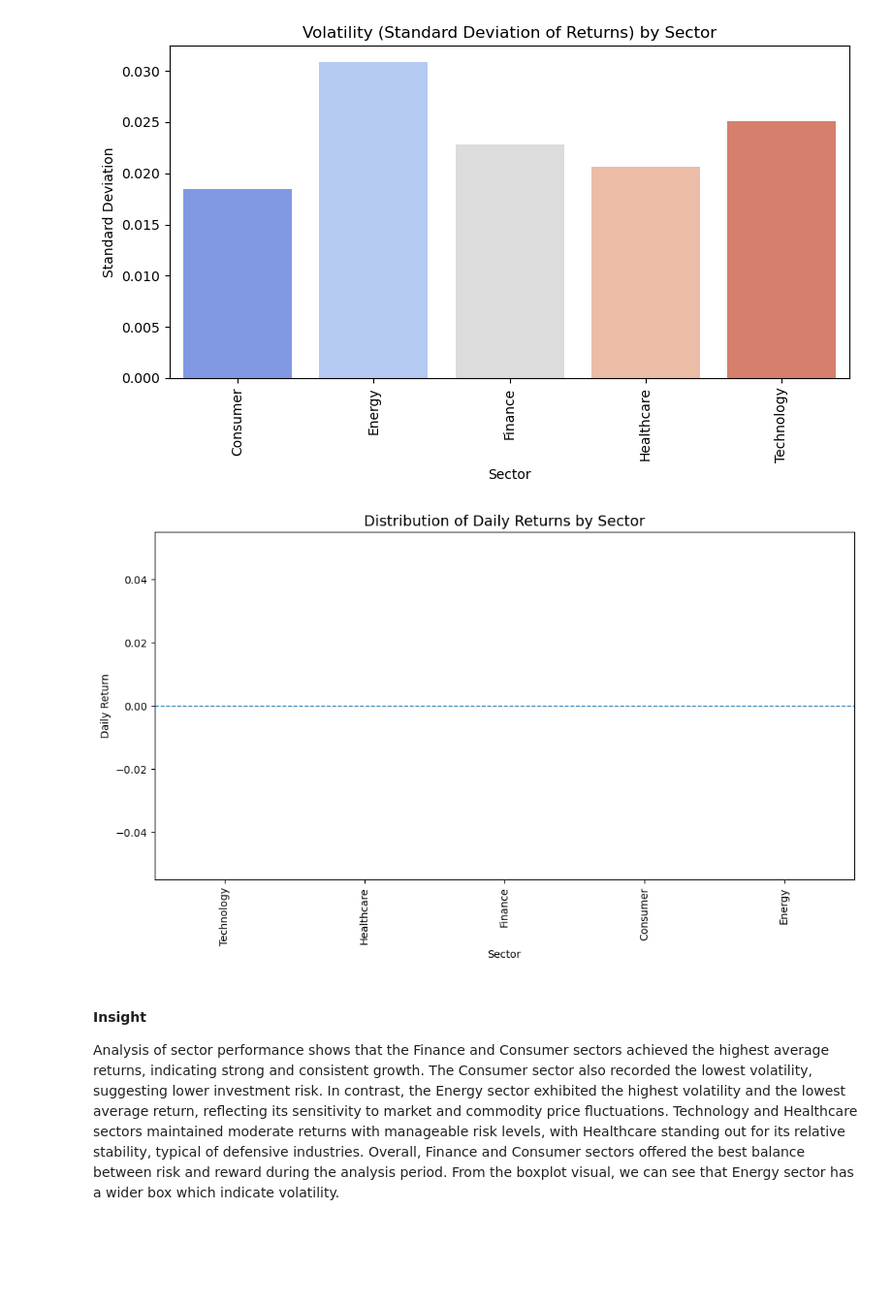
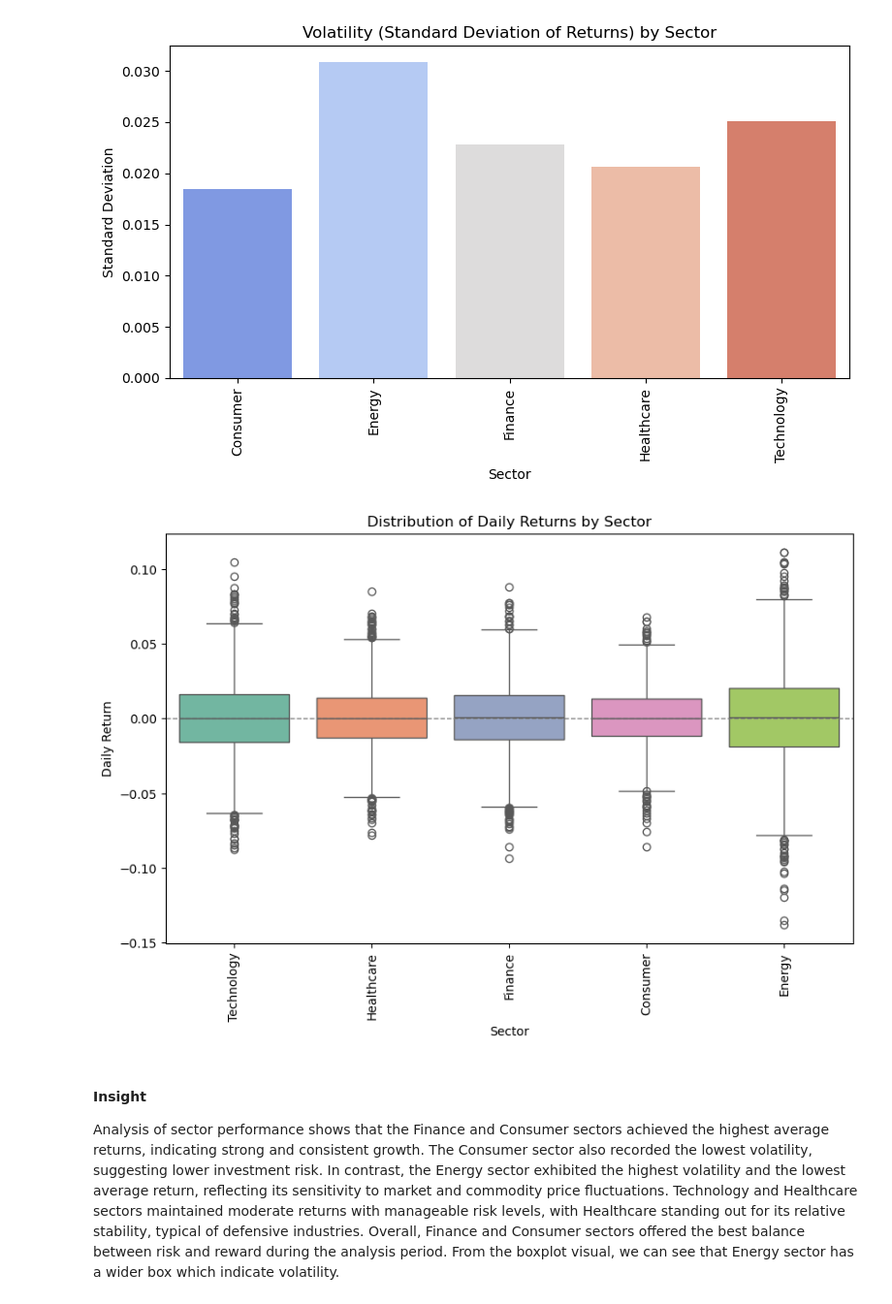
Before and after one commit to Philiaagam/Stock-analysis, a Jupyter notebook: notebooks/03_baseline_model.ipynb, the cells around one changed output. Shown at 97% size. Drawn from its saved outputs; the diff is of its cells as text; code cells hidden in the pictures; blank space fills up the shorter version.

```diff
--- a/notebooks/03_baseline_model.ipynb
+++ b/notebooks/03_baseline_model.ipynb
@@ -12,9 +3,9 @@ from sklearn.model_selection import train_test_split
 # %%
 # Load all 4 datasets
-company_info = pd.read_csv("../data/company_info.csv")
-market_indices = pd.read_csv("../data/market_indices.csv")
-stock_prices = pd.read_csv("../data/stock_prices.csv")
-stock_prices_indicators = pd.read_csv("../data/stock_prices_with_indicators.csv")
+company_info = pd.read_csv("../data/raw/company_info.csv")
+market_indices = pd.read_csv("../data/raw/market_indices.csv")
+stock_prices = pd.read_csv("../data/raw/stock_prices.csv")
+stock_prices_indicators = pd.read_csv("../data/raw/stock_prices_with_indicators.csv")
 print (" All CSVc loaded successfully (if no errors shown).")
 # %% [output]
  All CSVc loaded successfully (if no errors shown).
@@ -533,16 +539,16 @@ plt.show()
 # %%
 #Calculate basic statistics: mean, median, std dev of returns
 # Ensure the data is sorted
-stock_prices_indicators_aligned = stock_prices_indicators_aligned.sort_values(['ticker', 'date'])
+stock_prices_indicators= stock_prices_indicators.sort_values(['ticker', 'date'])
 
 # Compute daily returns per stock
-stock_prices_indicators_aligned['daily_return'] = (
-    stock_prices_indicators_aligned.groupby('ticker')['close'].pct_change()
+stock_prices_indicators['daily_return'] = (
+    stock_prices_indicators.groupby('ticker')['close'].pct_change()
 )
 
 # Calculate summary stats per ticker
 return_stats = (
-    stock_prices_indicators_aligned.groupby('ticker')['daily_return']
+    stock_prices_indicators.groupby('ticker')['daily_return']
     .agg(['mean', 'median', 'std'])
     .reset_index()
     .rename(columns={'mean': 'Mean Return', 'median': 'Median Return', 'std': 'Std Deviation'})
@@ -597,7 +603,7 @@ A few (like STK017–STK020) are more volatile, while STK001 and STK014 stand ou
 3. Visualize sector performance with box plots
 # %%
 # Merge returns with sector info
-returns_with_sector = stock_prices_indicators_aligned.merge(
+returns_with_sector = stock_prices_indicators.merge(
     company_info[['ticker', 'sector']], on='ticker', how='left'
 )
 
@@ -640,23 +646,23 @@ plt.show()
 [figure]
 # %%
 # Visualize sector performance with box plots
-
-plt.figure(figsize=(12, 6))
-
-# Group by sector
-sectors = returns_with_sector['sector'].unique()
-data = [returns_with_sector[returns_with_sector['sector'] == s]['daily_return'] for s in sectors]
-
-plt.boxplot(data, labels=sectors)
-plt.title('Distribution of Daily Returns by Sector', fontsize=14)
+plt.figure(figsize=(10,6))
+sns.boxplot(
+    data=returns_with_sector,
+    x='sector',
+    y='daily_return',
+    hue='sector',
+    legend=False,
+    palette='Set2'
+)
+plt.title('Distribution of Daily Returns by Sector')
 plt.ylabel('Daily Return')
 plt.xlabel('Sector')
 plt.xticks(rotation=90)
-plt.axhline(0, linestyle='--', linewidth=1)
-
+plt.axhline(0, color='gray', linestyle='--', linewidth=1)
 plt.show()
 # %% [output]
-[figure, old version]
+[figure, new version]
 # %% [markdown]
 #### Insight
 Analysis of sector performance shows that the Finance and Consumer sectors achieved the highest average returns, indicating strong and consistent growth. The Consumer sector also recorded the lowest volatility, suggesting lower investment risk. In contrast, the Energy sector exhibited the highest volatility and the lowest average return, reflecting its sensitivity to market and commodity price fluctuations. Technology and Healthcare sectors maintained moderate returns with manageable risk levels, with Healthcare standing out for its relative stability, typical of defensive industries. Overall, Finance and Consumer sectors offered the best balance between risk and reward during the analysis period. From the boxplot visual, we can see that Energy sector has a wider box which indicate volatility.
```
Also changed, not shown: parts of 77 cells of this notebook, 34 other files.
